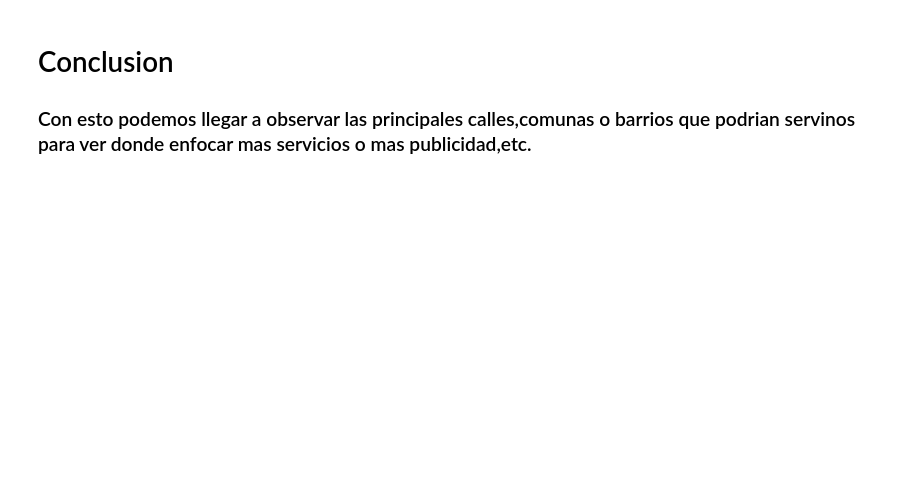
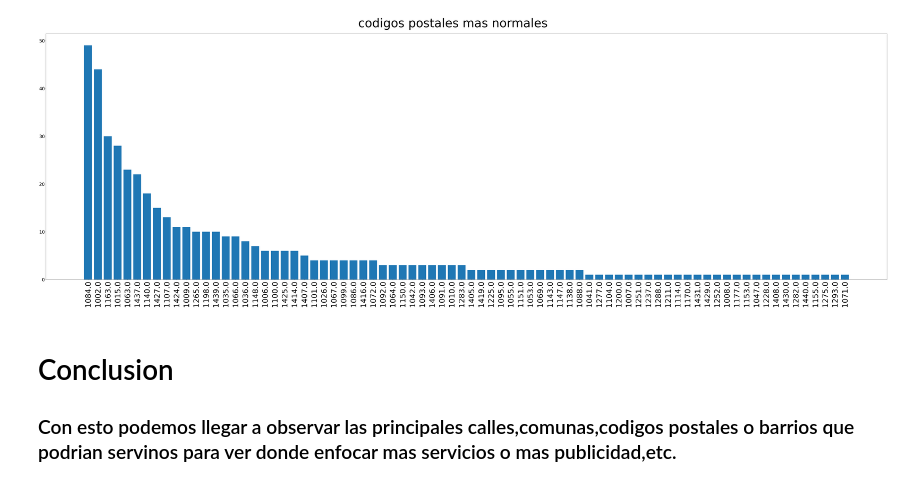
Before and after one commit to DamianBlum/Laboratorio2020-2021, a Jupyter notebook: scientificProject1/notebooks/Ejercicio25deAgosto.ipynb, the cells around one changed output. Drawn from its saved outputs; the diff is of its cells as text; code cells hidden in the pictures; blank space fills up the shorter version.

```diff
--- a/scientificProject1/notebooks/Ejercicio25deAgosto.ipynb
+++ b/scientificProject1/notebooks/Ejercicio25deAgosto.ipynb
@@ -95,4 +96,18 @@ plt4.show()
+# %%
+x_altura=csv['codigo_postal'].value_counts().index.tolist()
+y_altura=csv['codigo_postal'].value_counts().tolist()
+
+plt5.figure(figsize=(100,30))
+plt5.xticks(rotation=90)
+plt5.yticks(fontsize=30)
+plt5.bar(x_altura,y_altura)
+plt5.figtext(.5,.9,'codigos postales mas normales', fontsize=80, ha='center')
+plt5.tick_params(axis='x', which='major', labelsize=50)
+
+plt5.show()
+# %% [output]
+[figure, added]
 # %% [markdown]
 # Conclusion
 
-### Con esto podemos llegar a observar las principales calles,comunas o barrios que podrian servinos para ver donde enfocar mas servicios o mas publicidad,etc.
+### Con esto podemos llegar a observar las principales calles,comunas,codigos postales o barrios que podrian servinos para ver donde enfocar mas servicios o mas publicidad,etc.
```
Also changed, not shown: parts of 5 cells of this notebook.
